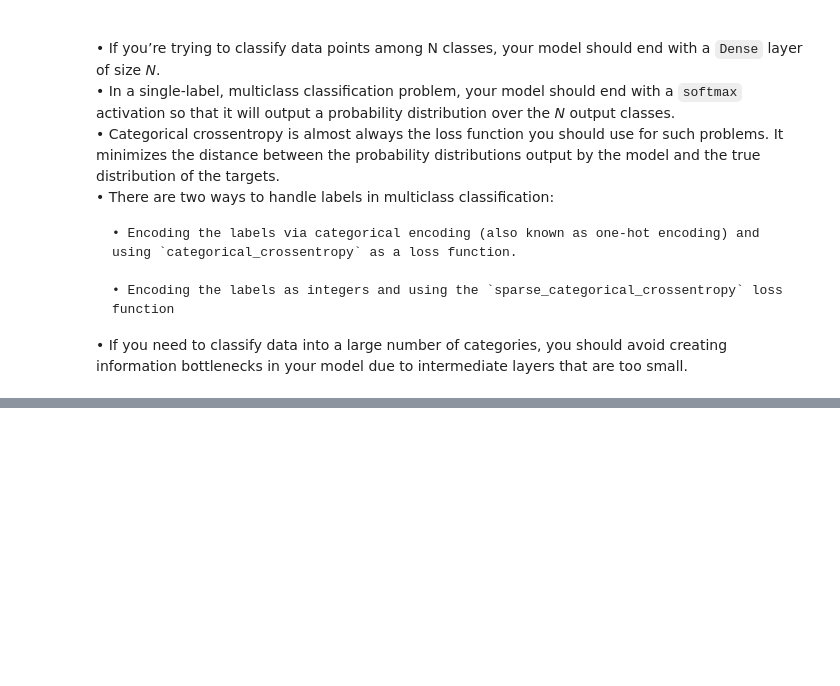
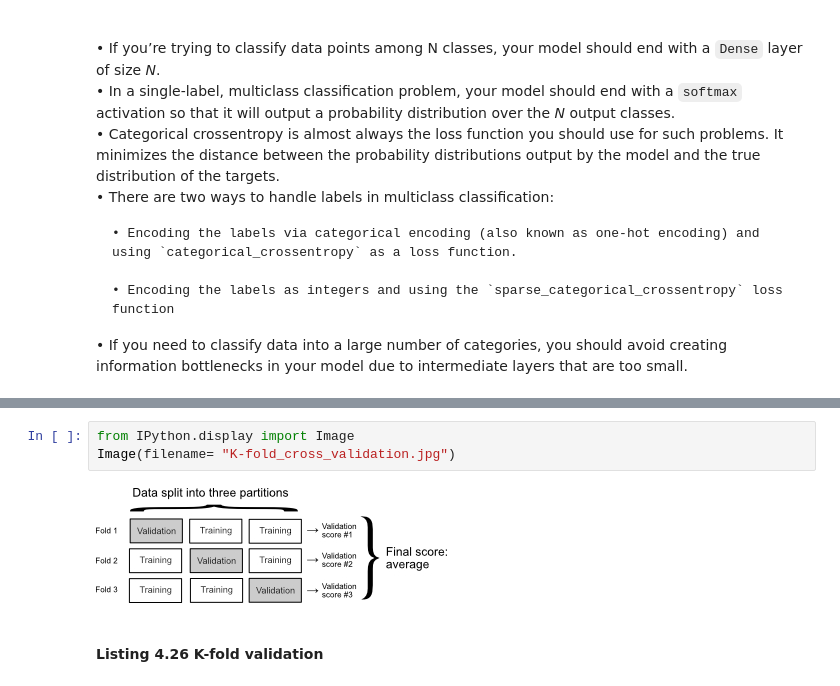
Before and after one commit to InfiniteCuriosity/Deep_Learning_with_Python, a Jupyter notebook: 4. Getting Started with Neural Networks: Classification and Regression.ipynb, the cells around one changed output, grey strips where cells are left out. Drawn from its saved outputs; the diff is of its cells as text; blank space fills up the shorter version.

```diff
--- a/4. Getting Started with Neural Networks: Classification and Regression.ipynb
+++ b/4. Getting Started with Neural Networks: Classification and Regression.ipynb
@@ -498,0 +562,7 @@ Here’s what you should take away from this example:<br><br>
+# %%
+from IPython.display import Image
+Image(filename= "K-fold_cross_validation.jpg")
+# %% [output]
+[figure, added]
+# %% [markdown]
+#### Listing 4.26 K-fold validation
```
Also changed, not shown: parts of 25 cells of this notebook.
